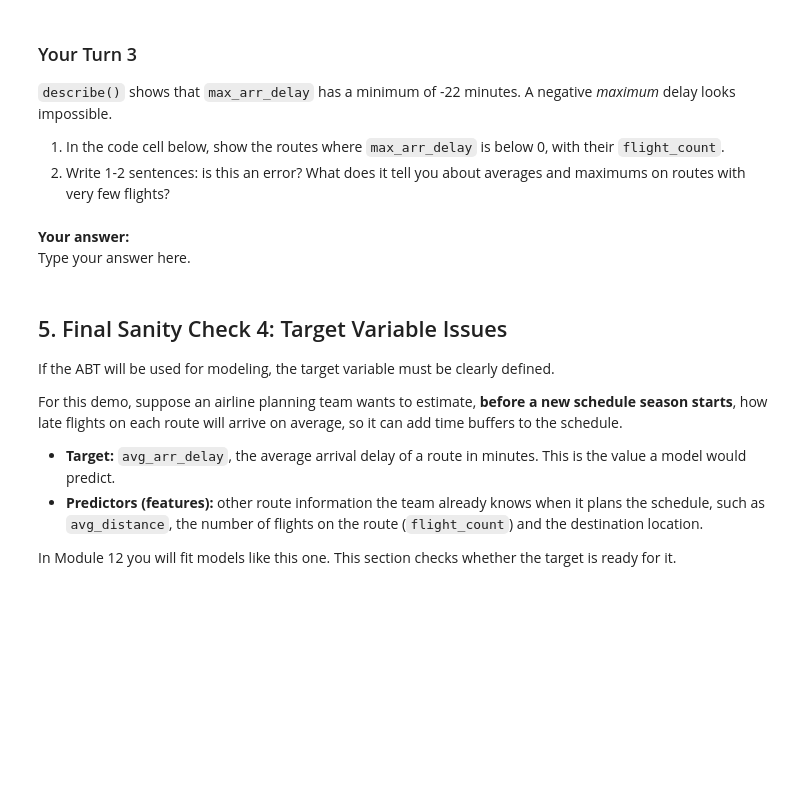
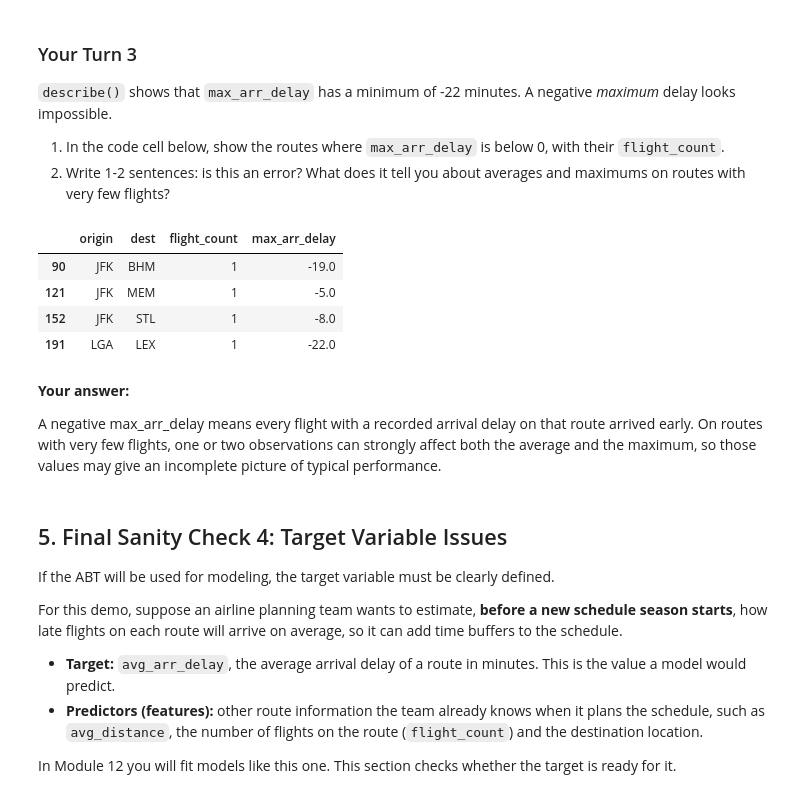
Before and after one commit to Jade-Jung/ban6003-week-11-hyejung-jung, a Jupyter notebook: notebooks/module11_abt_documentation_guided_lab.ipynb, the cells around one changed output. Drawn from its saved outputs; the diff is of its cells as text; code cells hidden in the pictures; blank space fills up the shorter version.

```diff
--- a/notebooks/module11_abt_documentation_guided_lab.ipynb
+++ b/notebooks/module11_abt_documentation_guided_lab.ipynb
@@ -346,10 +333,22 @@ Extreme values do not automatically mean errors. They may be real business signa
 # %%
 # Your Turn 3
 # Show the routes with a negative max_arr_delay and their flight_count.
 # Hint: filter route_abt with a Boolean condition, then select a few columns.
+
+route_abt.loc[
+    route_abt["max_arr_delay"] < 0,
+    ["origin", "dest", "flight_count", "max_arr_delay"],
+]
+# %% [output]
+|  | origin | dest | flight_count | max_arr_delay |
+| 90 | JFK | BHM | 1 | -19.0 |
+| 121 | JFK | MEM | 1 | -5.0 |
+| 152 | JFK | STL | 1 | -8.0 |
+| 191 | LGA | LEX | 1 | -22.0 |
 # %% [markdown]
 **Your answer:**
-Type your answer here.
+
+A negative max_arr_delay means every flight with a recorded arrival delay on that route arrived early. On routes with very few flights, one or two observations can strongly affect both the average and the maximum, so those values may give an incomplete picture of typical performance.
 # %% [markdown]
 ## 5. Final Sanity Check 4: Target Variable Issues
 
```
Also changed, not shown: parts of 17 cells of this notebook, 3 other files.
